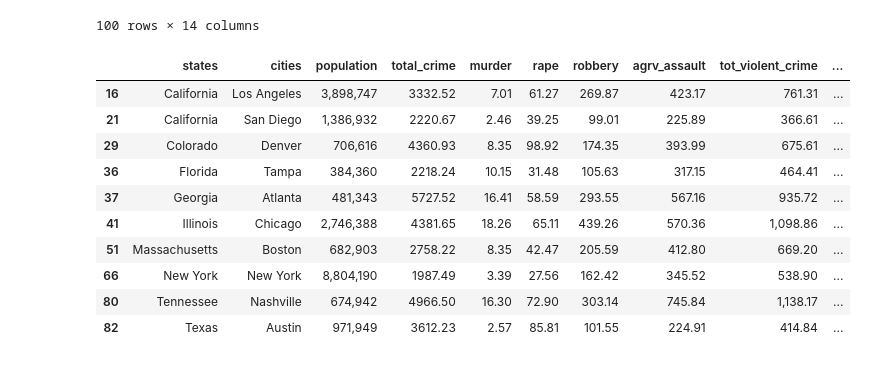
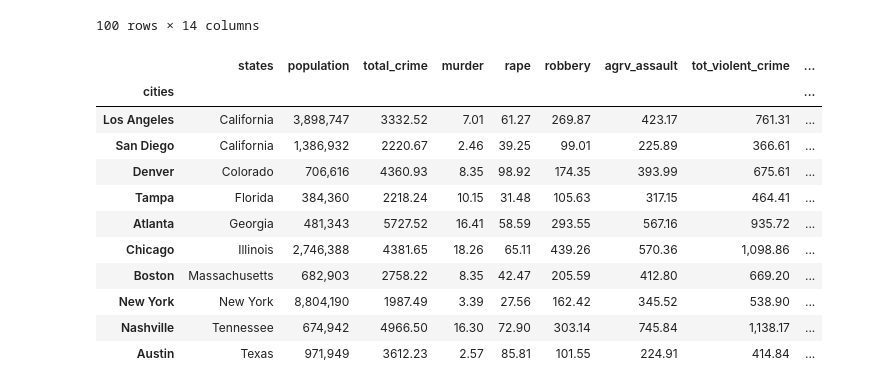
Before and after one commit to benschatz97/group_project_1, a Jupyter notebook: sean_files/population_city_crime/population_city_crime.ipynb, the cells around one changed output. Cells and saved outputs as stored; diff of their text form; code cells hidden in the pictures.

```diff
--- a/sean_files/population_city_crime/population_city_crime.ipynb
+++ b/sean_files/population_city_crime/population_city_crime.ipynb
@@ -30,16 +30,20 @@ cities_crime_rates_df
 # %%
 # filter cities to the 10 chosen for the project
 filtered_cities_crime= cities_crime_rates_df[cities_crime_rates_df['cities'].isin(['Atlanta', 'Austin', 'Chicago', 'Denver', 'Los Angeles', 'Nashville', 'New York', 'San Diego', 'Tampa', 'Boston'])]
 filtered_cities_crime
+
+filtered_cities_crime = filtered_cities_crime.set_index("cities")
+filtered_cities_crime
 # %% [output]
-|  | states | cities | population | total_crime | murder | rape | robbery | agrv_assault | tot_violent_crime | ... |
-| 16 | California | Los Angeles | 3,898,747 | 3332.52 | 7.01 | 61.27 | 269.87 | 423.17 | 761.31 | ... |
-| 21 | California | San Diego | 1,386,932 | 2220.67 | 2.46 | 39.25 | 99.01 | 225.89 | 366.61 | ... |
-| 29 | Colorado | Denver | 706,616 | 4360.93 | 8.35 | 98.92 | 174.35 | 393.99 | 675.61 | ... |
-| 36 | Florida | Tampa | 384,360 | 2218.24 | 10.15 | 31.48 | 105.63 | 317.15 | 464.41 | ... |
-| 37 | Georgia | Atlanta | 481,343 | 5727.52 | 16.41 | 58.59 | 293.55 | 567.16 | 935.72 | ... |
-| 41 | Illinois | Chicago | 2,746,388 | 4381.65 | 18.26 | 65.11 | 439.26 | 570.36 | 1,098.86 | ... |
-| 51 | Massachusetts | Boston | 682,903 | 2758.22 | 8.35 | 42.47 | 205.59 | 412.80 | 669.20 | ... |
-| 66 | New York | New York | 8,804,190 | 1987.49 | 3.39 | 27.56 | 162.42 | 345.52 | 538.90 | ... |
-| 80 | Tennessee | Nashville | 674,942 | 4966.50 | 16.30 | 72.90 | 303.14 | 745.84 | 1,138.17 | ... |
-| 82 | Texas | Austin | 971,949 | 3612.23 | 2.57 | 85.81 | 101.55 | 224.91 | 414.84 | ... |
+|  | states | population | total_crime | murder | rape | robbery | agrv_assault | tot_violent_crime | ... |
+| cities |  |  |  |  |  |  |  |  | ... |
+| Los Angeles | California | 3,898,747 | 3332.52 | 7.01 | 61.27 | 269.87 | 423.17 | 761.31 | ... |
+| San Diego | California | 1,386,932 | 2220.67 | 2.46 | 39.25 | 99.01 | 225.89 | 366.61 | ... |
+| Denver | Colorado | 706,616 | 4360.93 | 8.35 | 98.92 | 174.35 | 393.99 | 675.61 | ... |
+| Tampa | Florida | 384,360 | 2218.24 | 10.15 | 31.48 | 105.63 | 317.15 | 464.41 | ... |
+| Atlanta | Georgia | 481,343 | 5727.52 | 16.41 | 58.59 | 293.55 | 567.16 | 935.72 | ... |
+| Chicago | Illinois | 2,746,388 | 4381.65 | 18.26 | 65.11 | 439.26 | 570.36 | 1,098.86 | ... |
+| Boston | Massachusetts | 682,903 | 2758.22 | 8.35 | 42.47 | 205.59 | 412.80 | 669.20 | ... |
+| New York | New York | 8,804,190 | 1987.49 | 3.39 | 27.56 | 162.42 | 345.52 | 538.90 | ... |
+| Nashville | Tennessee | 674,942 | 4966.50 | 16.30 | 72.90 | 303.14 | 745.84 | 1,138.17 | ... |
+| Austin | Texas | 971,949 | 3612.23 | 2.57 | 85.81 | 101.55 | 224.91 | 414.84 | ... |
```
Also changed, not shown: parts of 4 cells of this notebook, 1 other file.
